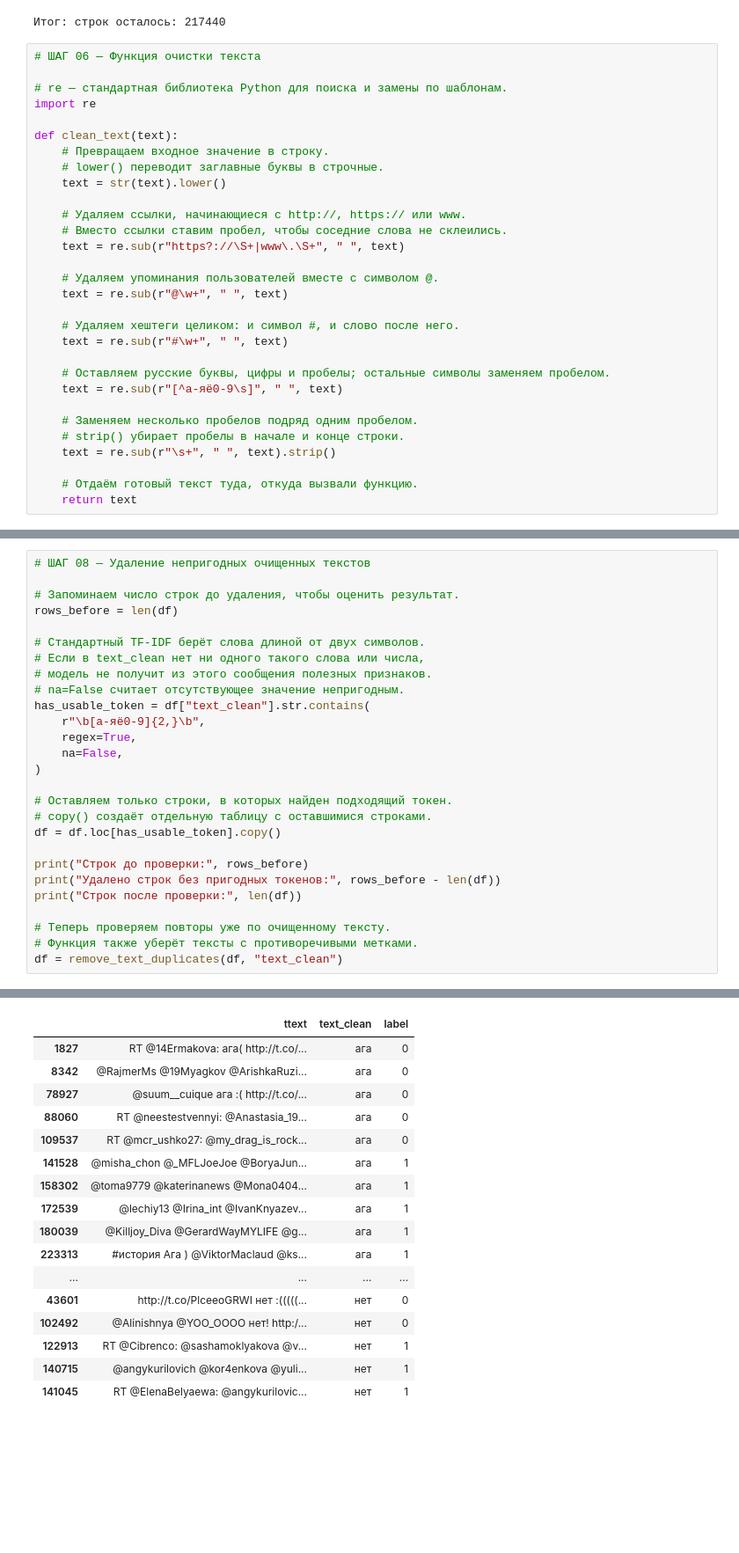
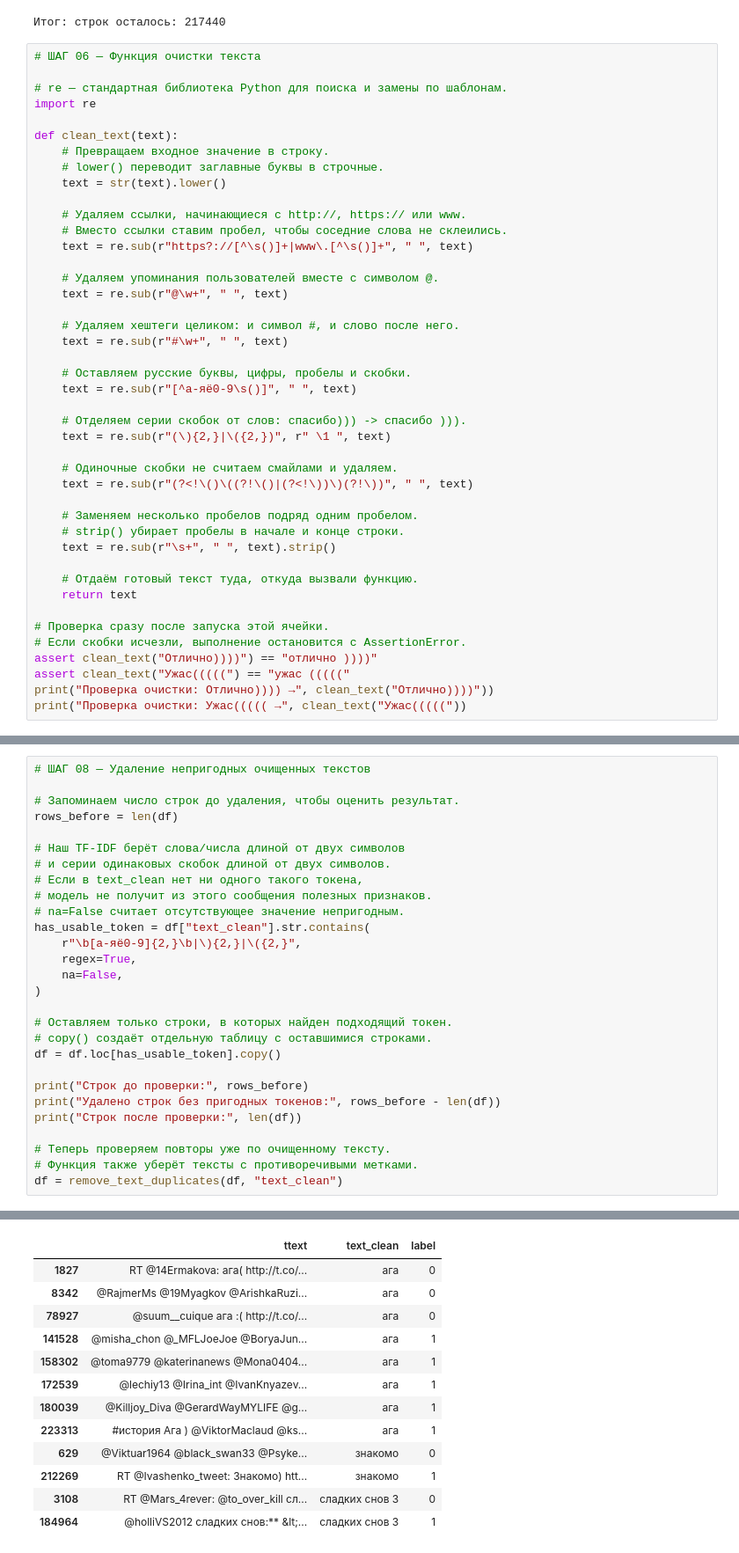
Before and after one commit to avtorpc/fundament_nlp, a Jupyter notebook: Untitled.ipynb, the cells around one changed output, grey strips where cells are left out. Shown at 88% size. Saved outputs shown, nothing was run; the diff lists cells and outputs as text; blank space fills up the shorter version.

```diff
--- a/Untitled.ipynb
+++ b/Untitled.ipynb
@@ -245,7 +245,7 @@ def clean_text(text):
 
     # Удаляем ссылки, начинающиеся с http://, https:// или www.
     # Вместо ссылки ставим пробел, чтобы соседние слова не склеились.
-    text = re.sub(r"https?://\S+|www\.\S+", " ", text)
+    text = re.sub(r"https?://[^\s()]+|www\.[^\s()]+", " ", text)
 
     # Удаляем упоминания пользователей вместе с символом @.
     text = re.sub(r"@\w+", " ", text)
@@ -253,8 +253,14 @@ def clean_text(text):
     # Удаляем хештеги целиком: и символ #, и слово после него.
     text = re.sub(r"#\w+", " ", text)
 
-    # Оставляем русские буквы, цифры и пробелы; остальные символы заменяем пробелом.
-    text = re.sub(r"[^а-яё0-9\s]", " ", text)
+    # Оставляем русские буквы, цифры, пробелы и скобки.
+    text = re.sub(r"[^а-яё0-9\s()]", " ", text)
+
+    # Отделяем серии скобок от слов: спасибо))) -> спасибо ))).
+    text = re.sub(r"(\){2,}|\({2,})", r" \1 ", text)
+
+    # Одиночные скобки не считаем смайлами и удаляем.
+    text = re.sub(r"(?<!\()\((?!\()|(?<!\))\)(?!\))", " ", text)
 
     # Заменяем несколько пробелов подряд одним пробелом.
     # strip() убирает пробелы в начале и конце строки.
@@ -262,3 +268,10 @@ def clean_text(text):
 
     # Отдаём готовый текст туда, откуда вызвали функцию.
     return text
+
+# Проверка сразу после запуска этой ячейки.
+# Если скобки исчезли, выполнение остановится с AssertionError.
+assert clean_text("Отлично))))") == "отлично ))))"
+assert clean_text("Ужас(((((") == "ужас ((((("
+print("Проверка очистки: Отлично)))) →", clean_text("Отлично))))"))
+print("Проверка очистки: Ужас((((( →", clean_text("Ужас((((("))
@@ -324,12 +340,13 @@ display(
 # Запоминаем число строк до удаления, чтобы оценить результат.
 rows_before = len(df)
 
-# Стандартный TF-IDF берёт слова длиной от двух символов.
-# Если в text_clean нет ни одного такого слова или числа,
+# Наш TF-IDF берёт слова/числа длиной от двух символов
+# и серии одинаковых скобок длиной от двух символов.
+# Если в text_clean нет ни одного такого токена,
 # модель не получит из этого сообщения полезных признаков.
 # na=False считает отсутствующее значение непригодным.
 has_usable_token = df["text_clean"].str.contains(
-    r"\b[а-яё0-9]{2,}\b",
+    r"\b[а-яё0-9]{2,}\b|\){2,}|\({2,}",
     regex=True,
     na=False,
 )
@@ -356,18 +373,14 @@ df = remove_text_duplicates(df, "text_clean")
 Примеры конфликтов — все эти строки будут удалены:
 |  | ttext | text_clean | label |
 | 1827 | RT @14Ermakova: ага( http://t.co/... | ага | 0 |
 | 8342 | @RajmerMs @19Myagkov @ArishkaRuzi... | ага | 0 |
 | 78927 | @suum__cuique ага :( http://t.co/... | ага | 0 |
-| 88060 | RT @neestestvennyi: @Anastasia_19... | ага | 0 |
-| 109537 | RT @mcr_ushko27: @my_drag_is_rock... | ага | 0 |
 | 141528 | @misha_chon @_MFLJoeJoe @BoryaJun... | ага | 1 |
 | 158302 | @toma9779 @katerinanews @Mona0404... | ага | 1 |
 | 172539 | @lechiy13 @Irina_int @IvanKnyazev... | ага | 1 |
 | 180039 | @Killjoy_Diva @GerardWayMYLIFE @g... | ага | 1 |
 | 223313 | #история Ага ) @ViktorMaclaud @ks... | ага | 1 |
-| ... | ... | ... | ... |
-| 43601 | http://t.co/PlceeoGRWI нет :(((((... | нет | 0 |
-| 102492 | @Alinishnya @YOO_OOOO нет! http:/... | нет | 0 |
-| 122913 | RT @Cibrenco: @sashamoklyakova @v... | нет | 1 |
-| 140715 | @angykurilovich @kor4enkova @yuli... | нет | 1 |
-| 141045 | RT @ElenaBelyaewa: @angykurilovic... | нет | 1 |
+| 629 | @Viktuar1964 @black_swan33 @Psyke... | знакомо | 0 |
+| 212269 | RT @Ivashenko_tweet: Знакомо) htt... | знакомо | 1 |
+| 3108 | RT @Mars_4rever: @to_over_kill сл... | сладких снов 3 | 0 |
+| 184964 | @holliVS2012 сладких снов:** &lt;... | сладких снов 3 | 1 |
```
Also changed, not shown: parts of 10 cells of this notebook.
